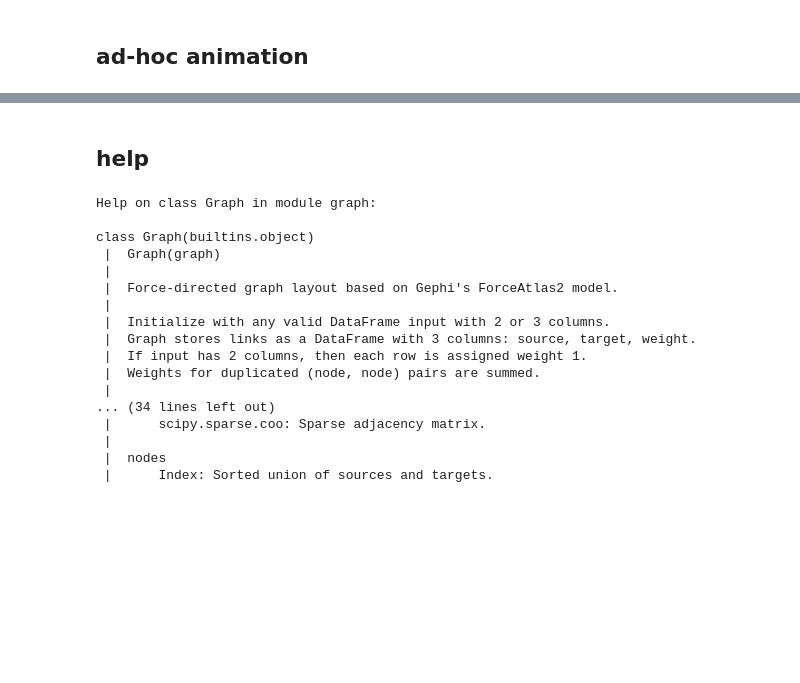
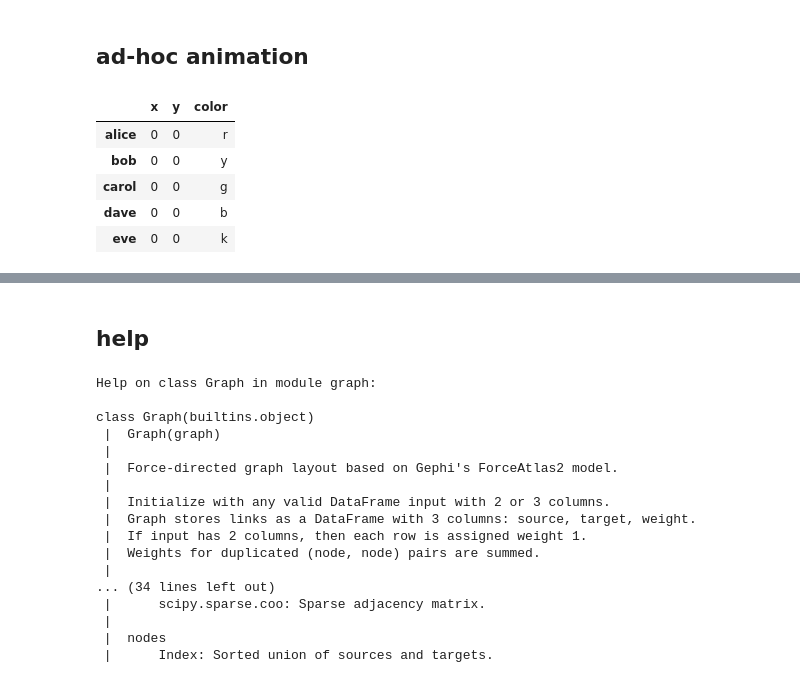
Before and after one commit to samkennerly/kingofsnake, a Jupyter notebook: books/graph.ipynb, the cells around one changed output, grey strips where cells are left out. Saved outputs shown, nothing was run; the diff lists cells and outputs as text; code cells hidden in the pictures; blank space fills up the shorter version.

```diff
--- a/books/graph.ipynb
+++ b/books/graph.ipynb
@@ -92,3 +105,15 @@ plot.scatter(frame)
 # %% [markdown]
 ## ad-hoc animation
+# %%
+data = DataFrame(index=graph.nodes)
+data['x'] = data['y'] = 0
+data['color'] = list('rygbk')
+data
+# %% [output]
+|  | x | y | color |
+| alice | 0 | 0 | r |
+| bob | 0 | 0 | y |
+| carol | 0 | 0 | g |
+| dave | 0 | 0 | b |
+| eve | 0 | 0 | k |
 # %%
```
Also changed, not shown: parts of 10 cells of this notebook, 2 other files.
